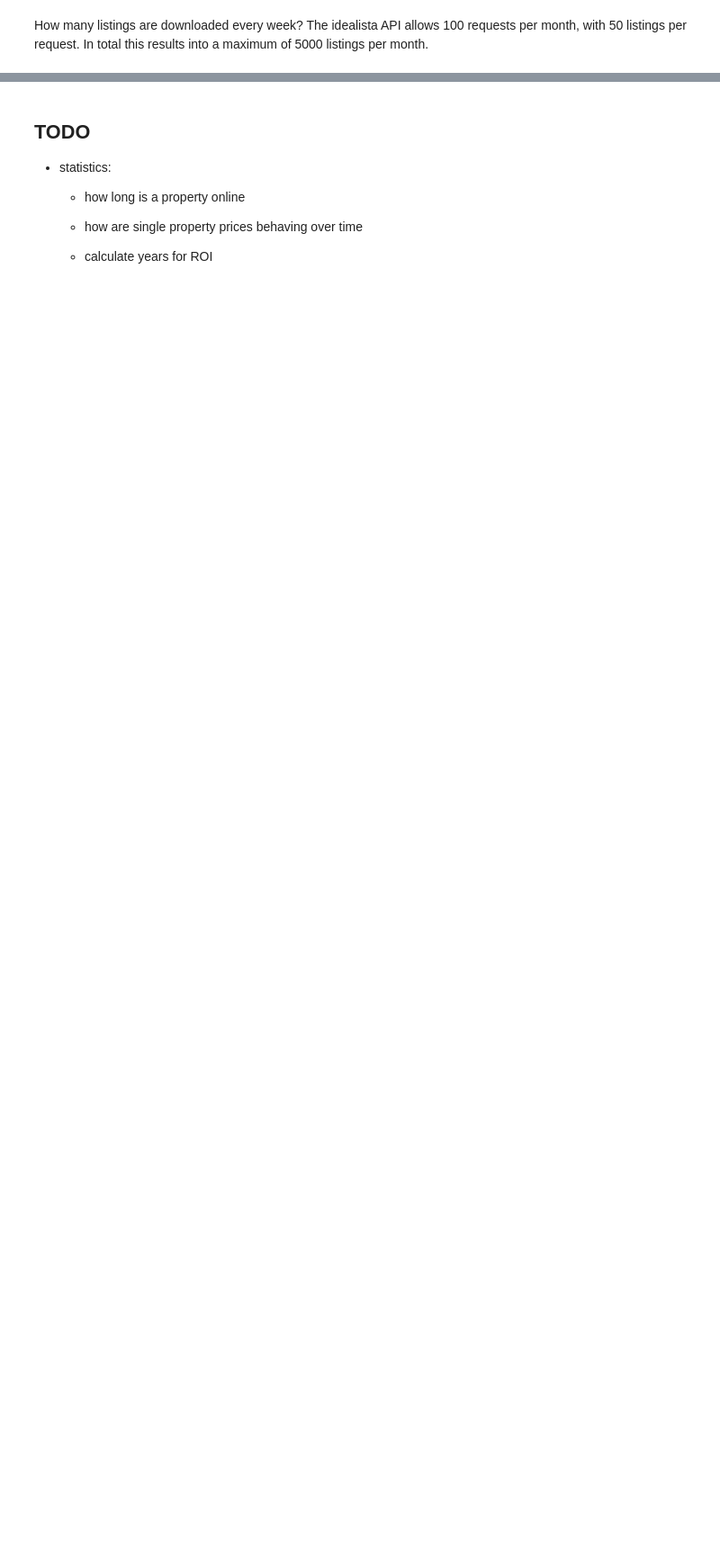
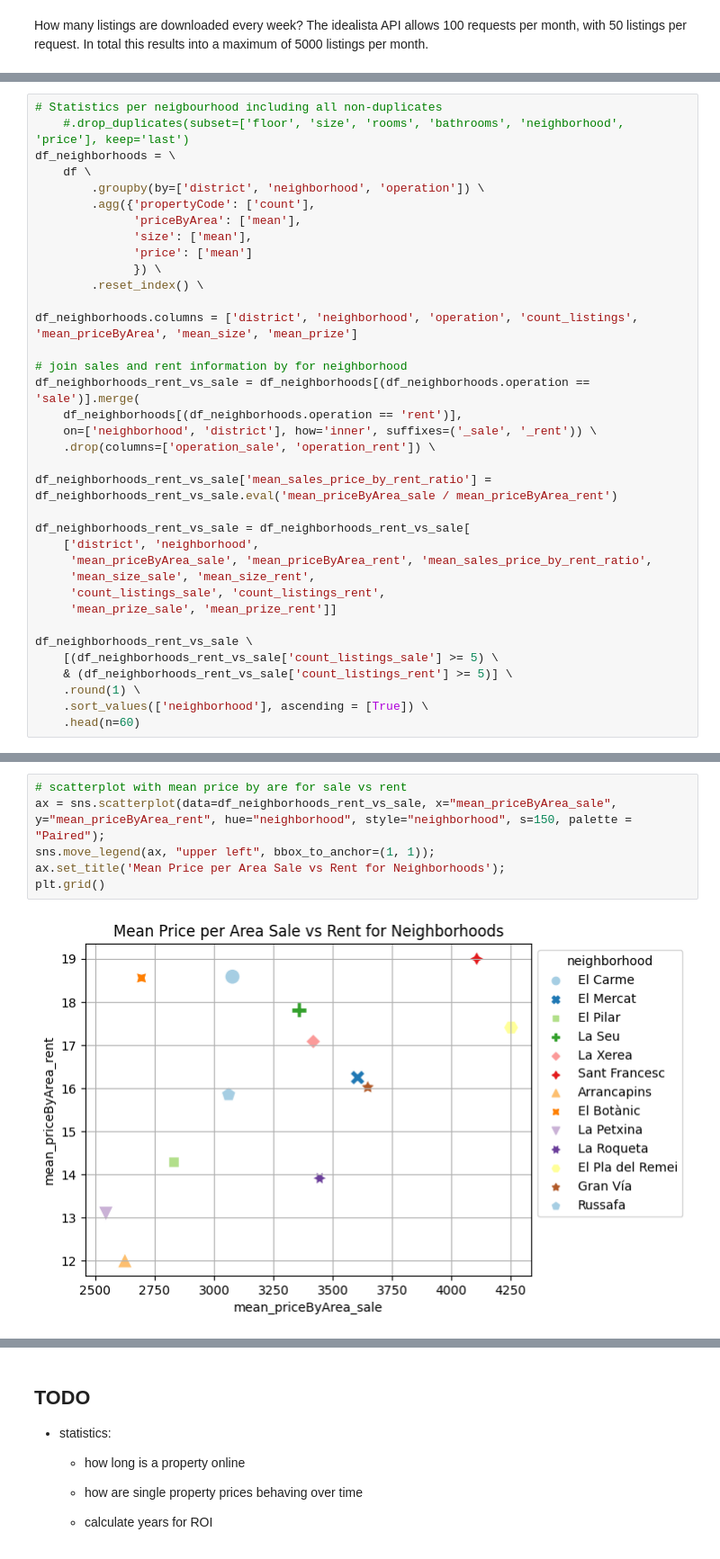
Before and after one commit to LeopoldWalther/valencia-real-estate-price-analysis, a Jupyter notebook: valenciaRealEstatePriceAnalysis.ipynb, the cells around one changed output, grey strips where cells are left out. Shown at 90% size. Cells and saved outputs as stored; diff of their text form; blank space fills up the shorter version.

```diff
--- a/valenciaRealEstatePriceAnalysis.ipynb
+++ b/valenciaRealEstatePriceAnalysis.ipynb
@@ -498,0 +534,36 @@ plt.show()
+# %%
+# Statistics per neigbourhood including all non-duplicates
+    #.drop_duplicates(subset=['floor', 'size', 'rooms', 'bathrooms', 'neighborhood', 'price'], keep='last')
+df_neighborhoods = \
+    df \
+        .groupby(by=['district', 'neighborhood', 'operation']) \
+        .agg({'propertyCode': ['count'],
+              'priceByArea': ['mean'],
+              'size': ['mean'],
+              'price': ['mean']
+              }) \
+        .reset_index() \
+
+df_neighborhoods.columns = ['district', 'neighborhood', 'operation', 'count_listings', 'mean_priceByArea', 'mean_size', 'mean_prize']
+
+# join sales and rent information by for neighborhood
+df_neighborhoods_rent_vs_sale = df_neighborhoods[(df_neighborhoods.operation == 'sale')].merge(
+    df_neighborhoods[(df_neighborhoods.operation == 'rent')],
+    on=['neighborhood', 'district'], how='inner', suffixes=('_sale', '_rent')) \
+    .drop(columns=['operation_sale', 'operation_rent']) \
+
+df_neighborhoods_rent_vs_sale['mean_sales_price_by_rent_ratio'] = df_neighborhoods_rent_vs_sale.eval('mean_priceByArea_sale / mean_priceByArea_rent')
+
+df_neighborhoods_rent_vs_sale = df_neighborhoods_rent_vs_sale[
+    ['district', 'neighborhood',
+     'mean_priceByArea_sale', 'mean_priceByArea_rent', 'mean_sales_price_by_rent_ratio',
+     'mean_size_sale', 'mean_size_rent',
+     'count_listings_sale', 'count_listings_rent',
+     'mean_prize_sale', 'mean_prize_rent']]
+
+df_neighborhoods_rent_vs_sale \
+    [(df_neighborhoods_rent_vs_sale['count_listings_sale'] >= 5) \
+    & (df_neighborhoods_rent_vs_sale['count_listings_rent'] >= 5)] \
+    .round(1) \
+    .sort_values(['neighborhood'], ascending = [True]) \
+    .head(n=60)
@@ -498,0 +589,8 @@ plt.show()
+# %%
+# scatterplot with mean price by are for sale vs rent
+ax = sns.scatterplot(data=df_neighborhoods_rent_vs_sale, x="mean_priceByArea_sale", y="mean_priceByArea_rent", hue="neighborhood", style="neighborhood", s=150, palette = "Paired");
+sns.move_legend(ax, "upper left", bbox_to_anchor=(1, 1));
+ax.set_title('Mean Price per Area Sale vs Rent for Neighborhoods');
+plt.grid()
+# %% [output]
+[figure, added]
```
Also changed, not shown: parts of 95 cells of this notebook.
